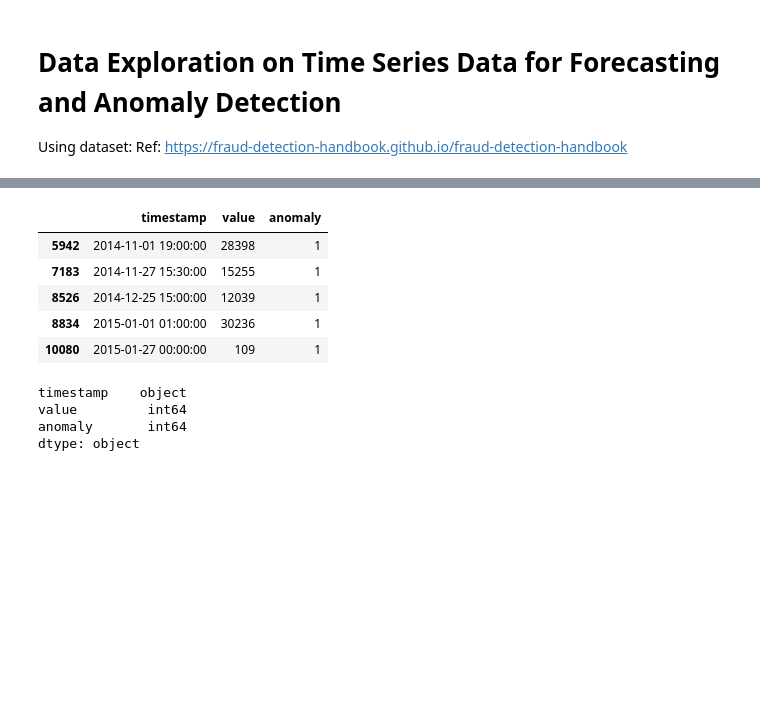
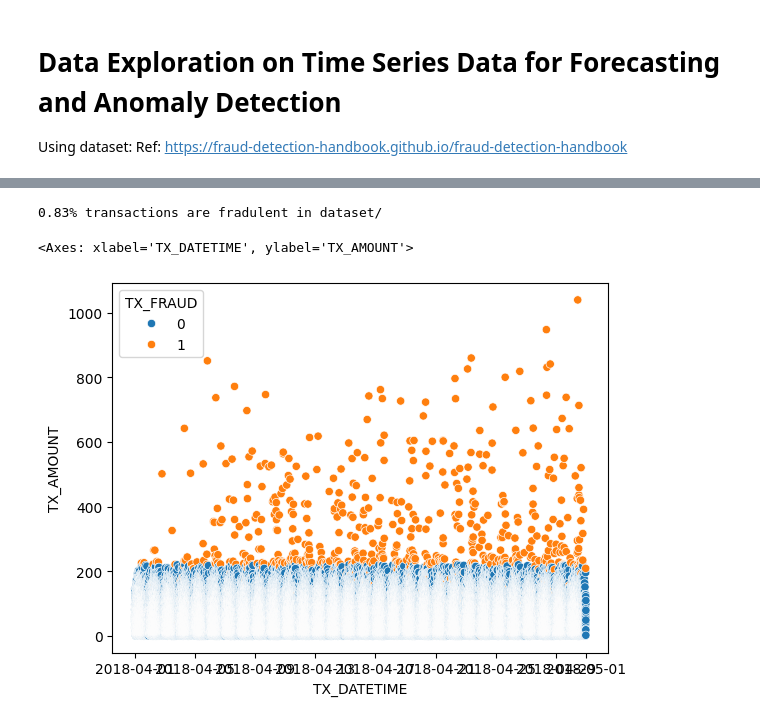
Before and after one commit to itsmariodias/anomaly-and-forecasting-project, a Jupyter notebook: data-exploration.ipynb, the cells around one changed output, grey strips where cells are left out. Saved outputs shown, nothing was run; the diff lists cells and outputs as text; code cells hidden in the pictures; blank space fills up the shorter version.

Commit message:
Add data exploration

```diff
--- a/data-exploration.ipynb
+++ b/data-exploration.ipynb
@@ -27,11 +25,0 @@ data
-# %%
-data["anomaly"] = data["timestamp"].apply(
-    lambda x: 1 if x
-    in [
-        "2014-11-01 19:00:00",
-        "2014-11-27 15:30:00",
-        "2014-12-25 15:00:00",
-        "2015-01-01 01:00:00",
-        "2015-01-27 00:00:00",
-    ] else 0
-)
@@ -49,16 +25,0 @@ sns.scatterplot(data, x="timestamp", y="value", hue="anomaly")
-# %%
-data[data["anomaly"] == 1]
-# %% [output]
-|  | timestamp | value | anomaly |
-| 5942 | 2014-11-01 19:00:00 | 28398 | 1 |
-| 7183 | 2014-11-27 15:30:00 | 15255 | 1 |
-| 8526 | 2014-12-25 15:00:00 | 12039 | 1 |
-| 8834 | 2015-01-01 01:00:00 | 30236 | 1 |
-| 10080 | 2015-01-27 00:00:00 | 109 | 1 |
-# %%
-data.dtypes
-# %% [output]
-timestamp    object
-value         int64
-anomaly       int64
-dtype: object
@@ -66,0 +26,13 @@ train_data = data[data.timestamp < "2014-11-01 19:00:00"]
+# %%
+frauds = data["TX_FRAUD"].sum() / data["TX_FRAUD"].count()
+
+print(f"{(frauds * 100):0.2f}% transactions are fradulent in dataset/")
+# %% [output]
+0.83% transactions are fradulent in dataset/
+# %%
+one_month_data = data[data.TX_DATETIME <= "2018-5-01"]
+# %%
+sns.scatterplot(one_month_data, x="TX_DATETIME", y="TX_AMOUNT", hue="TX_FRAUD")
+# %% [output]
+<Axes: xlabel='TX_DATETIME', ylabel='TX_AMOUNT'>
+[figure, added]
```
Also changed, not shown: parts of 8 cells of this notebook.
